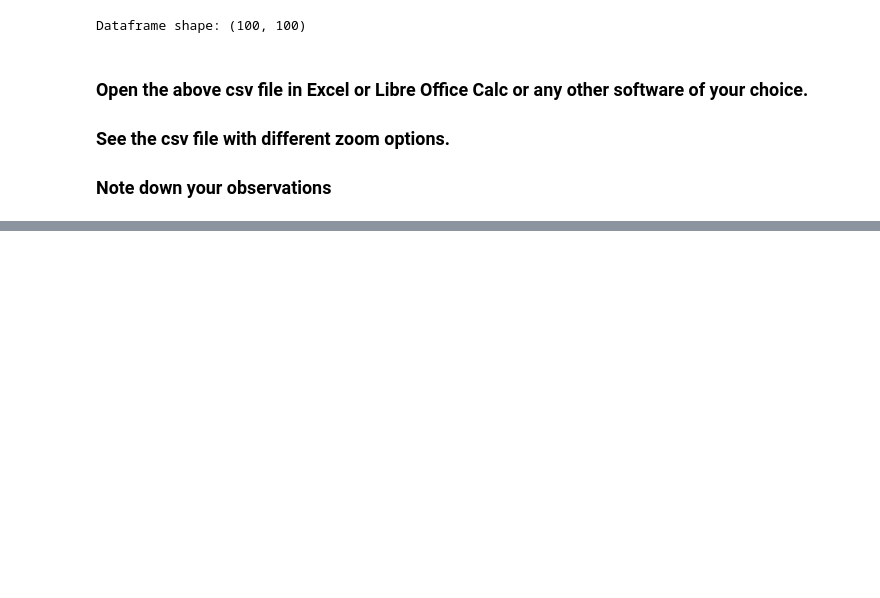
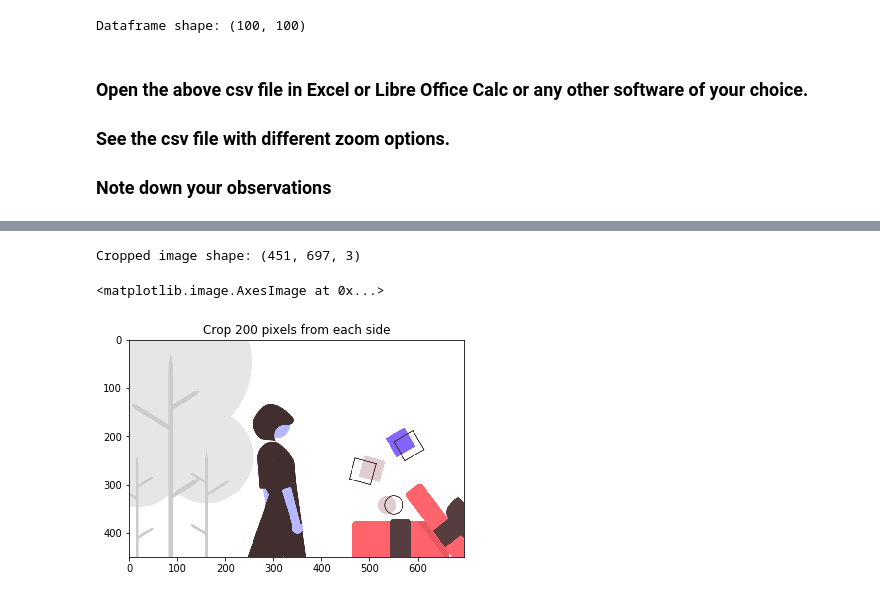
Before and after one commit to feat7/computer-vision-basics, a Jupyter notebook: 3.ipynb, the cells around one changed output, grey strips where cells are left out. Saved outputs shown, nothing was run; the diff lists cells and outputs as text; code cells hidden in the pictures; blank space fills up the shorter version.

```diff
--- a/3.ipynb
+++ b/3.ipynb
@@ -126,0 +136,11 @@ df
+# %%
+crop_200_image = image[200:-200, 200:-200, :]
+
+print("Cropped image shape: {}".format(crop_200_image.shape))
+
+plt.title("Crop 200 pixels from each side")
+plt.imshow(crop_200_image)
+# %% [output]
+Cropped image shape: (451, 697, 3)
+<matplotlib.image.AxesImage at 0x...>
+[figure, added]
```
Also changed, not shown: parts of 6 cells of this notebook.
